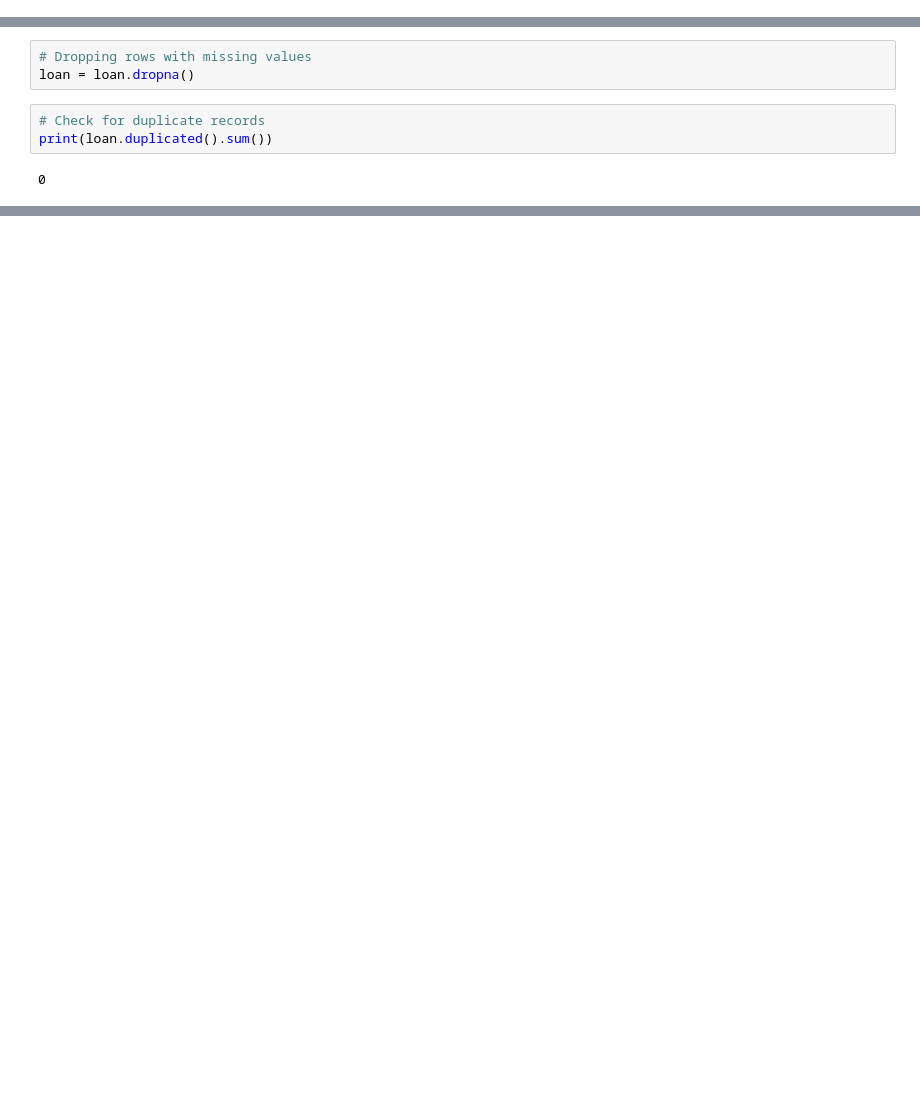
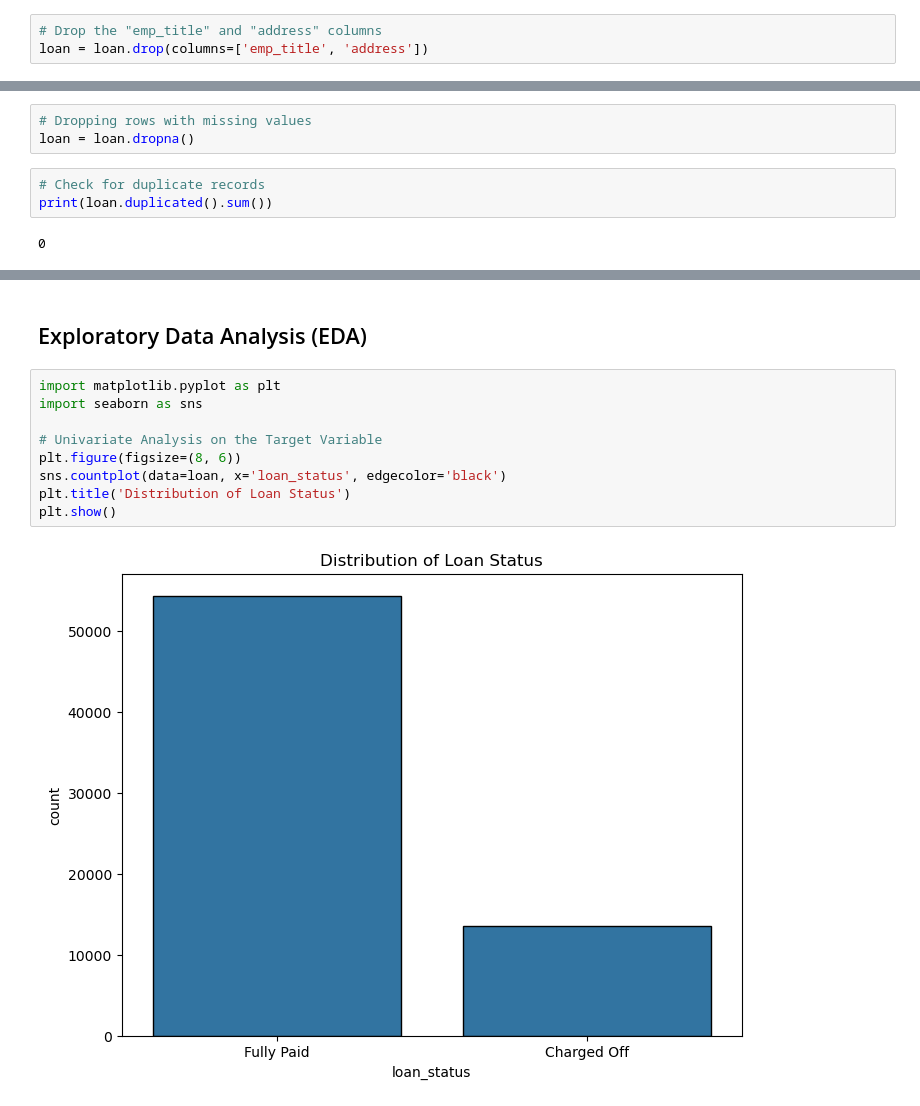
Before and after one commit to neilfatalis/loan-default-prediction, a Jupyter notebook: loan-default-prediction.ipynb, the cells around one changed output, grey strips where cells are left out. Drawn from its saved outputs; the diff is of its cells as text; blank space fills up the shorter version.

```diff
--- a/loan-default-prediction.ipynb
+++ b/loan-default-prediction.ipynb
@@ -92,6 +92,9 @@ mort_acc                float64
 pub_rec_bankruptcies    float64
 address                  object
 dtype: object
+# %%
+# Drop the "emp_title" and "address" columns
+loan = loan.drop(columns=['emp_title', 'address'])
 # %%
 # Display the unique values in the target column to understand its distribution
 print(loan['loan_status'].unique())
@@ -164,0 +189,13 @@ Number of columns: 27
+# %% [markdown]
+## Exploratory Data Analysis (EDA)
+# %%
+import matplotlib.pyplot as plt
+import seaborn as sns
+
+# Univariate Analysis on the Target Variable
+plt.figure(figsize=(8, 6))
+sns.countplot(data=loan, x='loan_status', edgecolor='black')
+plt.title('Distribution of Loan Status')
+plt.show()
+# %% [output]
+[figure, added]
```
Also changed, not shown: parts of 13 cells of this notebook.
